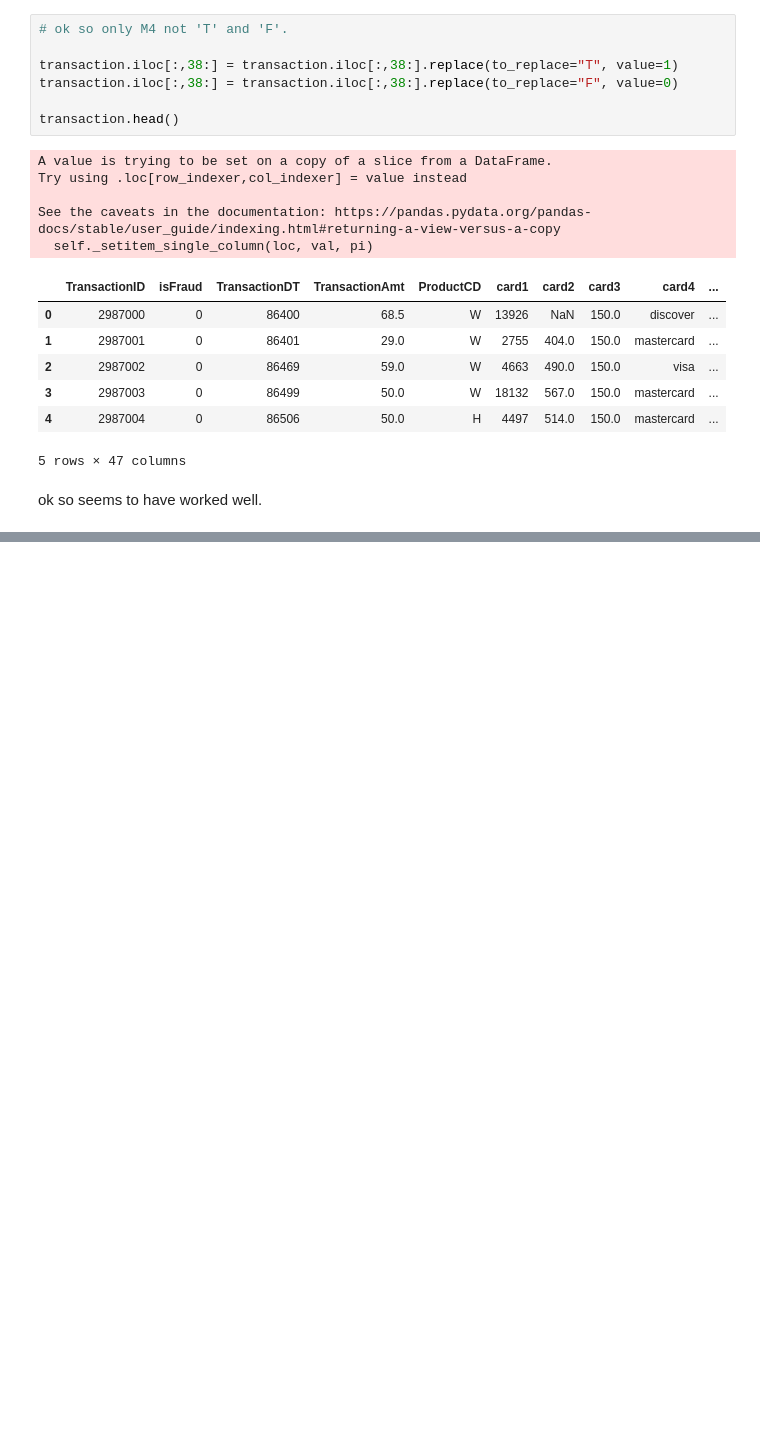
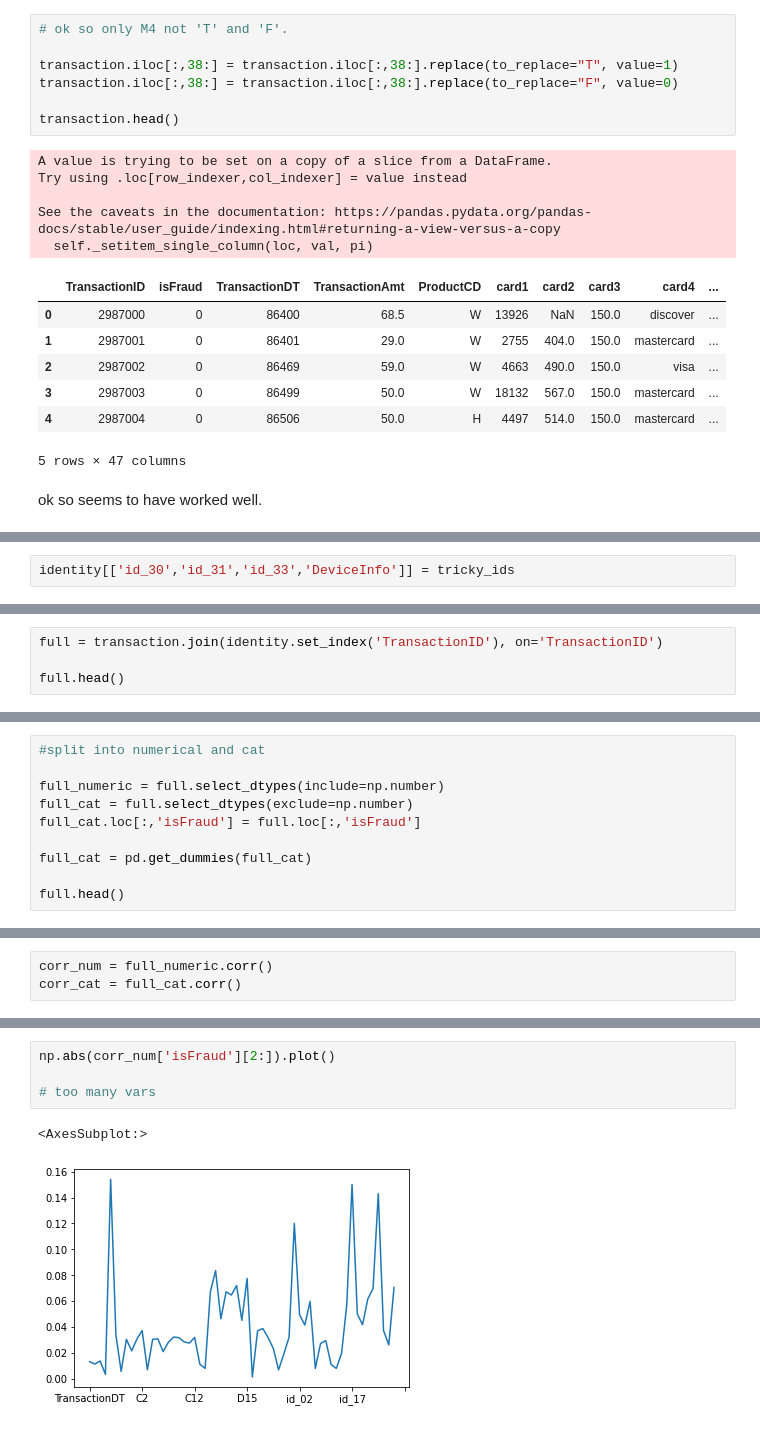
Before and after one commit to olibpool/Project-2, a Jupyter notebook: data exploration.ipynb, the cells around one changed output, grey strips where cells are left out. Saved outputs shown, nothing was run; the diff lists cells and outputs as text; blank space fills up the shorter version.

```diff
--- a/data exploration.ipynb
+++ b/data exploration.ipynb
@@ -269,0 +510,2 @@ dtype: int64
+# %%
+identity[['id_30','id_31','id_33','DeviceInfo']] = tricky_ids
@@ -269,0 +514,4 @@ dtype: int64
+# %%
+full = transaction.join(identity.set_index('TransactionID'), on='TransactionID')
+
+full.head()
@@ -269,0 +526,10 @@ dtype: int64
+# %%
+#split into numerical and cat
+
+full_numeric = full.select_dtypes(include=np.number)
+full_cat = full.select_dtypes(exclude=np.number)
+full_cat.loc[:,'isFraud'] = full.loc[:,'isFraud']
+
+full_cat = pd.get_dummies(full_cat)
+
+full.head()
@@ -269,0 +549,3 @@ dtype: int64
+# %%
+corr_num = full_numeric.corr()
+corr_cat = full_cat.corr()
@@ -269,0 +582,7 @@ dtype: int64
+# %%
+np.abs(corr_num['isFraud'][2:]).plot()
+
+# too many vars
+# %% [output]
+<AxesSubplot:>
+[figure, added]
```
Also changed, not shown: parts of 43 cells of this notebook.
